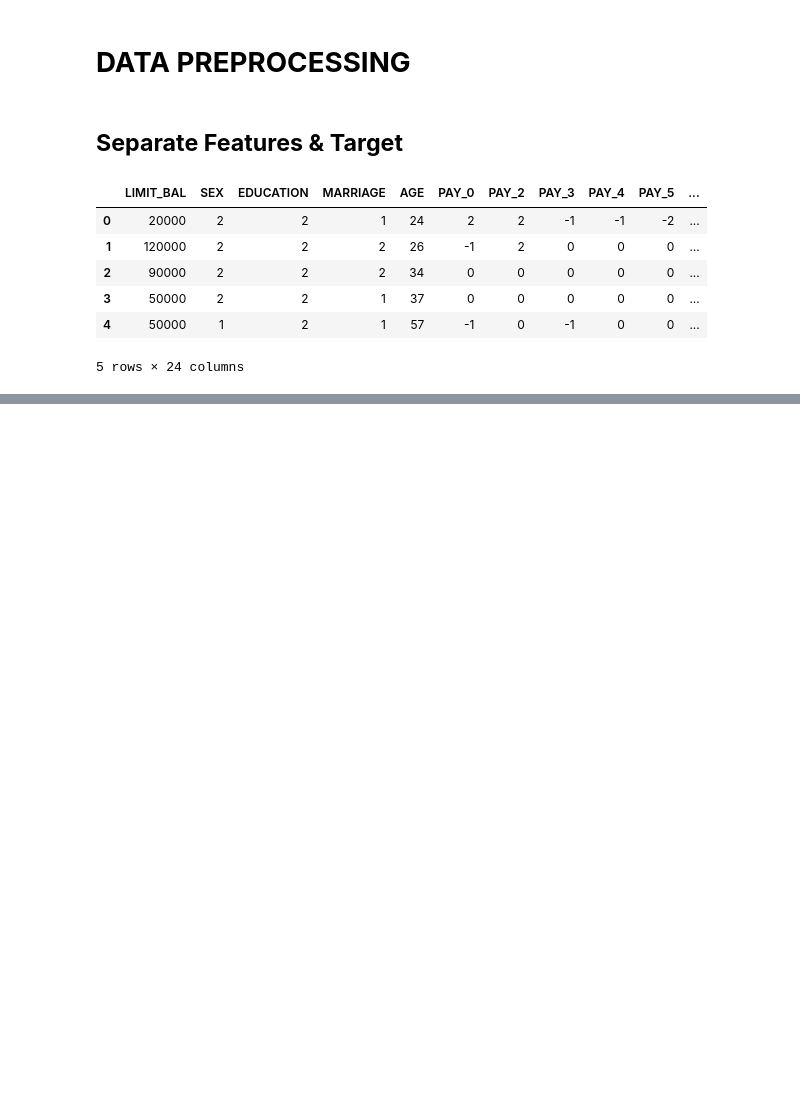
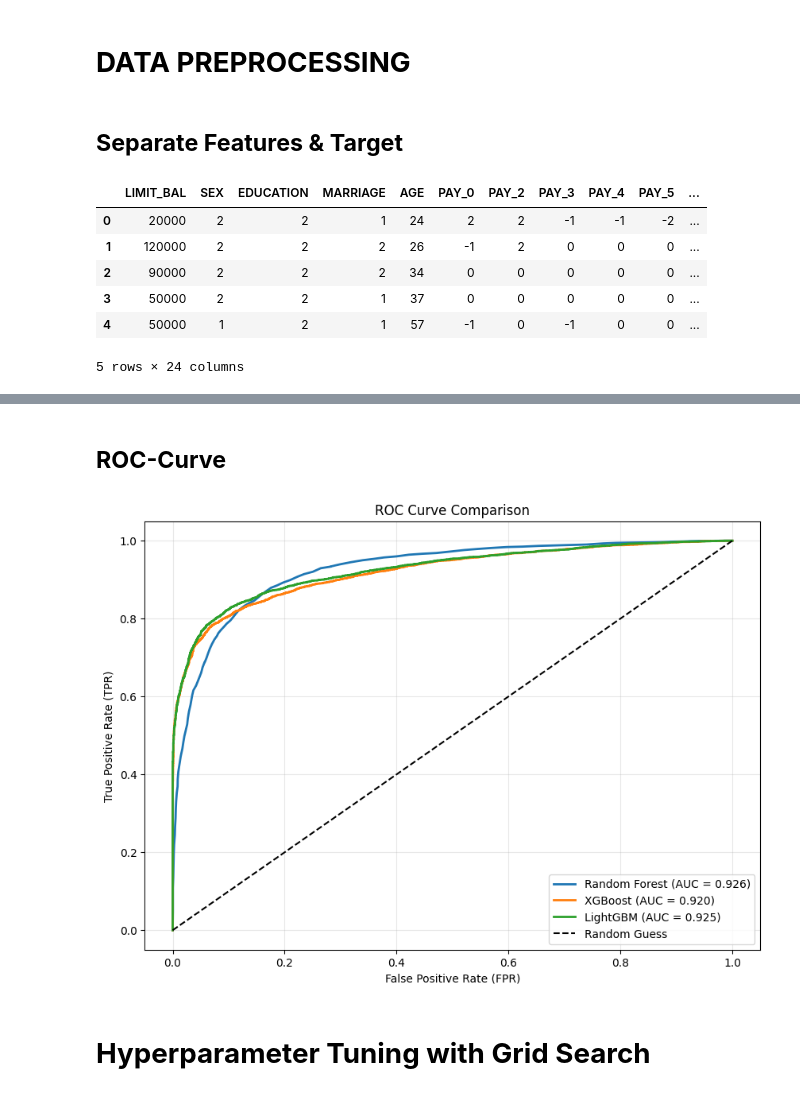
Before and after one commit to ShanmughavelS/final_yr_project, a Jupyter notebook: project.ipynb, the cells around one changed output, grey strips where cells are left out. Drawn from its saved outputs; the diff is of its cells as text; code cells hidden in the pictures; blank space fills up the shorter version.

Commit message:
updated code with hyperparameter tuning and SHAP analysis

```diff
--- a/project.ipynb
+++ b/project.ipynb
@@ -243,0 +481,23 @@ df.head()
+# %% [markdown]
+## **ROC-Curve**
+# %%
+from sklearn.metrics import roc_curve, roc_auc_score
+
+plt.figure(figsize=(10, 7))
+
+for name, data in trained_models.items():
+    fpr, tpr, _ = roc_curve(y_test, data[2])
+    auc = roc_auc_score(y_test, data[2])
+    plt.plot(fpr, tpr, label=f"{name} (AUC = {auc:.3f})", lw=2)
+
+plt.plot([0, 1], [0, 1], 'k--', label="Random Guess")
+plt.xlabel("False Positive Rate (FPR)")
+plt.ylabel("True Positive Rate (TPR)")
+plt.title("ROC Curve Comparison")
+plt.legend(loc="lower right")
+plt.grid(alpha=0.3)
+plt.show()
+# %% [output]
+[figure, added]
+# %% [markdown]
+# **Hyperparameter Tuning with Grid Search**
```
Also changed, not shown: parts of 25 cells of this notebook.
